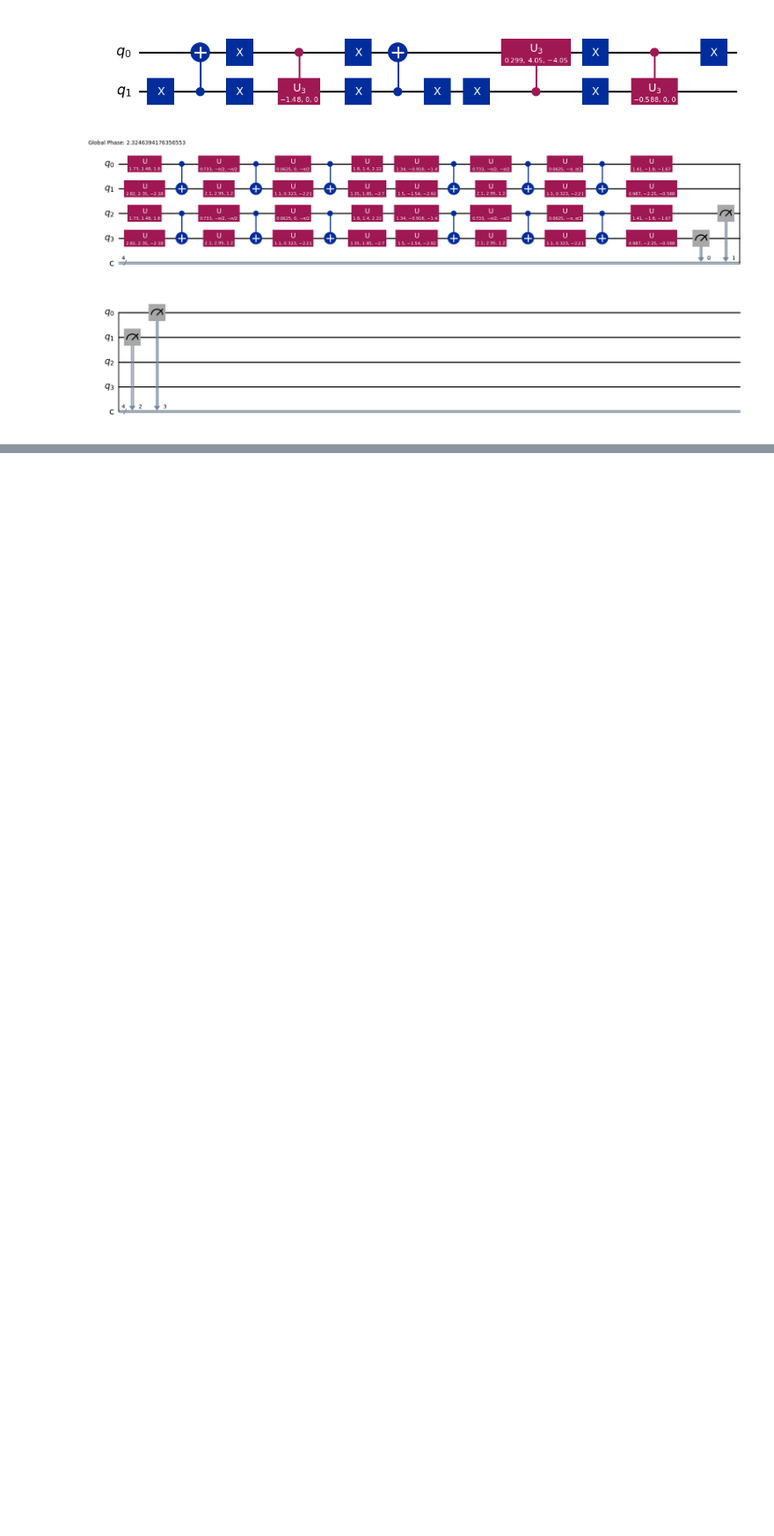
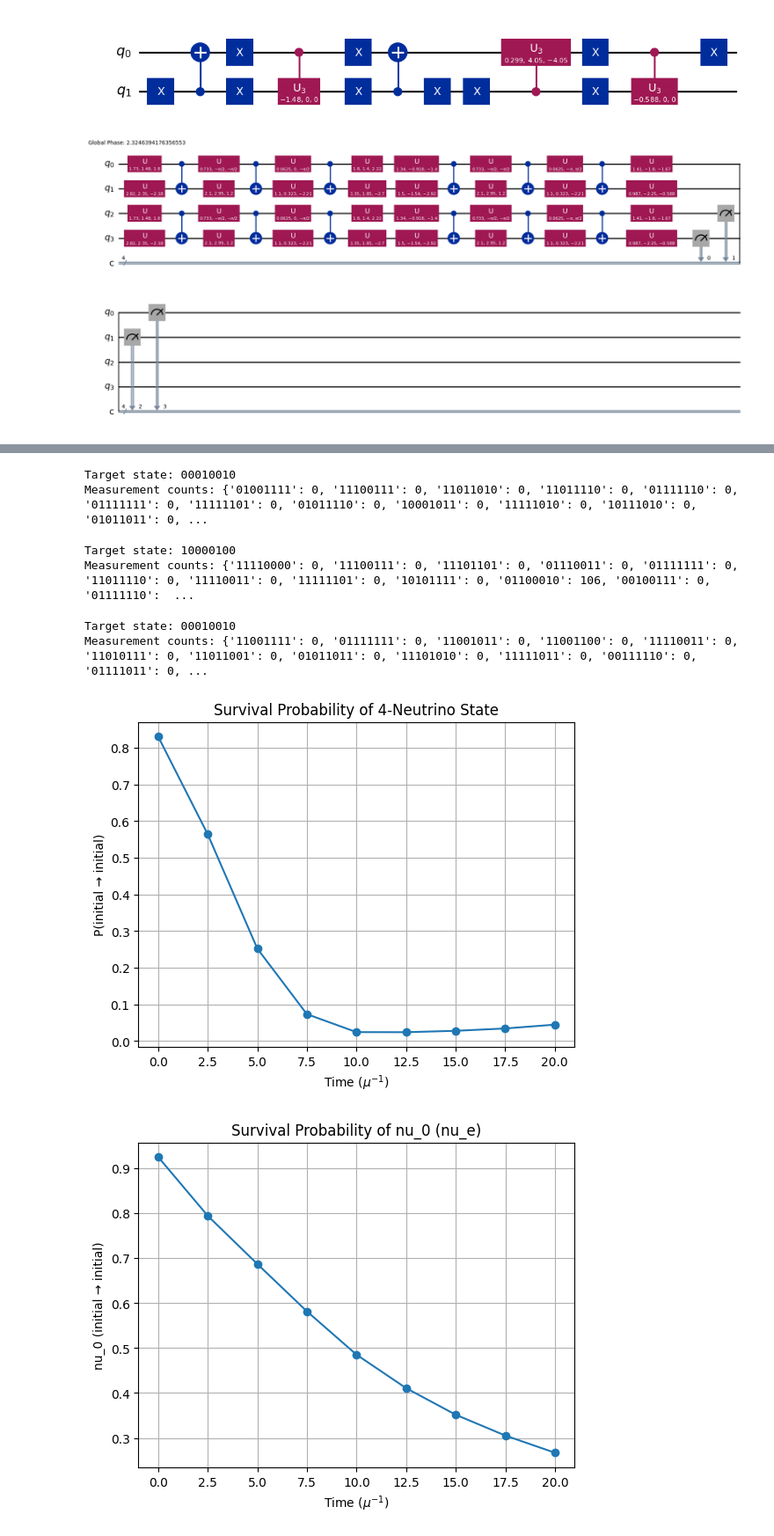
Before and after one commit to Ushakrhmn/Quantum-neutrino-Amol-Basu, a Jupyter notebook: SBN/SNB_3flavour_20-neutrino_2407_swap_decompose.ipynb, the cells around one changed output, grey strips where cells are left out. Shown at 88% size. Cells and saved outputs as stored; diff of their text form; code cells hidden in the pictures; blank space fills up the shorter version.

```diff
--- a/SBN/SNB_3flavour_20-neutrino_2407_swap_decompose.ipynb
+++ b/SBN/SNB_3flavour_20-neutrino_2407_swap_decompose.ipynb
@@ -153,6 +187,15 @@ dm31 = 2.505e-3
 E = 1.0
 N = 4
 
+initial_layout = [i for i in range(13)]  + [17] + [i for i in reversed(range(18, 31))]
+initial_layout = initial_layout[:2*N]
+print("Running on chain of qubits")
+print(initial_layout)
+
+if M3FLAG:
+    mit = mthree.M3Mitigation(backend)
+    mit.cals_from_system(initial_layout)
+
 delta_m21 = dm21
 delta_m31 = dm31
 delta_m32 = delta_m31 - delta_m21
@@ -484,7 +529,7 @@ qc.decompose(reps=1).draw('mpl')
 [figure]
 # %%
 # Time loop setup for N neutrinos
-dt = 5 / mu
+dt = 2.5 / mu
 T_max = 20 / mu
 steps = int(T_max / dt) + 1
 times = np.linspace(0, T_max, steps)
@@ -565,10 +610,6 @@ for t in tqdm(times):
             pqc = transpile(qc, simulator, optimization_level=3)
     else:
         # a long chain of qubits
-        initial_layout = [i for i in range(13)]  + [17] + [i for i in reversed(range(18, 31))]
-        initial_layout = initial_layout[:2*N]
-        print("Running on chain of qubits")
-        print(initial_layout)
         pqc = transpile(qc, backend, initial_layout = initial_layout, optimization_level=3, basis_gates=config.supported_instructions)
     #print(qc.count_ops())
     #for instr, qargs, cargs in qc.data:
@@ -588,6 +629,9 @@ for t in tqdm(times):
     else:
         counts = job_result[0].data.c.get_counts()
 
+    if M3FLAG:
+        counts = mit.apply_correction(counts, initial_layout).nearest_probability_distribution()
+
     #print("Target state:", target_state)
 
     # we now form target state after the swapped order
@@ -606,7 +650,22 @@ for t in tqdm(times):
 
     print("Target state:", target_state)
 
-    prob = counts.get(target_state, 0) / shots
+    # here we count all non-physical states
+    if PHYSICAL_FLAG:
+        for key in counts.keys():
+            for digi in range(N):
+                if key[2*digi] == '1' and key[2*digi+1] == '1':
+                    counts[key] = 0
+                    break
+
+        norm = 0
+        for key in counts.keys():
+            norm += counts[key]
+
+    if PHYSICAL_FLAG:
+        prob = counts.get(target_state, 0) / norm
+    else:
+        prob = counts.get(target_state, 0) / shots
     print("Measurement counts:", counts)
     probabilities.append(prob)
 
@@ -614,8 +673,17 @@ for t in tqdm(times):
     nu_0_loc = np.where(np.asarray(order) == 0)[0][0]
     for key in counts.keys():
         if key[2*nu_0_loc] == '0' and key[2*nu_0_loc+1] == '0': # initial nu_e state
-            c += counts[key]
-    prob2 = c / shots
+            if not PHYSICAL_FLAG:
+                c += counts[key]
+            else:
+                for digi in range(N):
+                    if key[2*digi] == '1' and key[2*digi+1] == '1':
+                        break
+                else:
+                    c += counts[key]
+    if not M3FLAG:
+        prob2 = c / shots
+        # already a probability after M3
     probabilities2.append(prob2)
 
 # Plot
@@ -644,0 +724,8 @@ NameError: name 'pt_rands' is not defined
+Target state: 00010010
+Measurement counts: {'01001111': 0, '11100111': 0, '11011010': 0, '11011110': 0, '01111110': 0, '01111111': 0, '11111101': 0, '01011110': 0, '10001011': 0, '11111010': 0, '10111010': 0, '01011011': 0, ...
+Target state: 10000100
+Measurement counts: {'11110000': 0, '11100111': 0, '11101101': 0, '01110011': 0, '01111111': 0, '11011110': 0, '11110011': 0, '11111101': 0, '10101111': 0, '01100010': 106, '00100111': 0, '01111110':  ...
+Target state: 00010010
+Measurement counts: {'11001111': 0, '01111111': 0, '11001011': 0, '11001100': 0, '11110011': 0, '11010111': 0, '11011001': 0, '01011011': 0, '11101010': 0, '11111011': 0, '00111110': 0, '01111011': 0, ...
+[figure, added]
+[figure, added]
```
Also changed, not shown: parts of 5 cells of this notebook.
